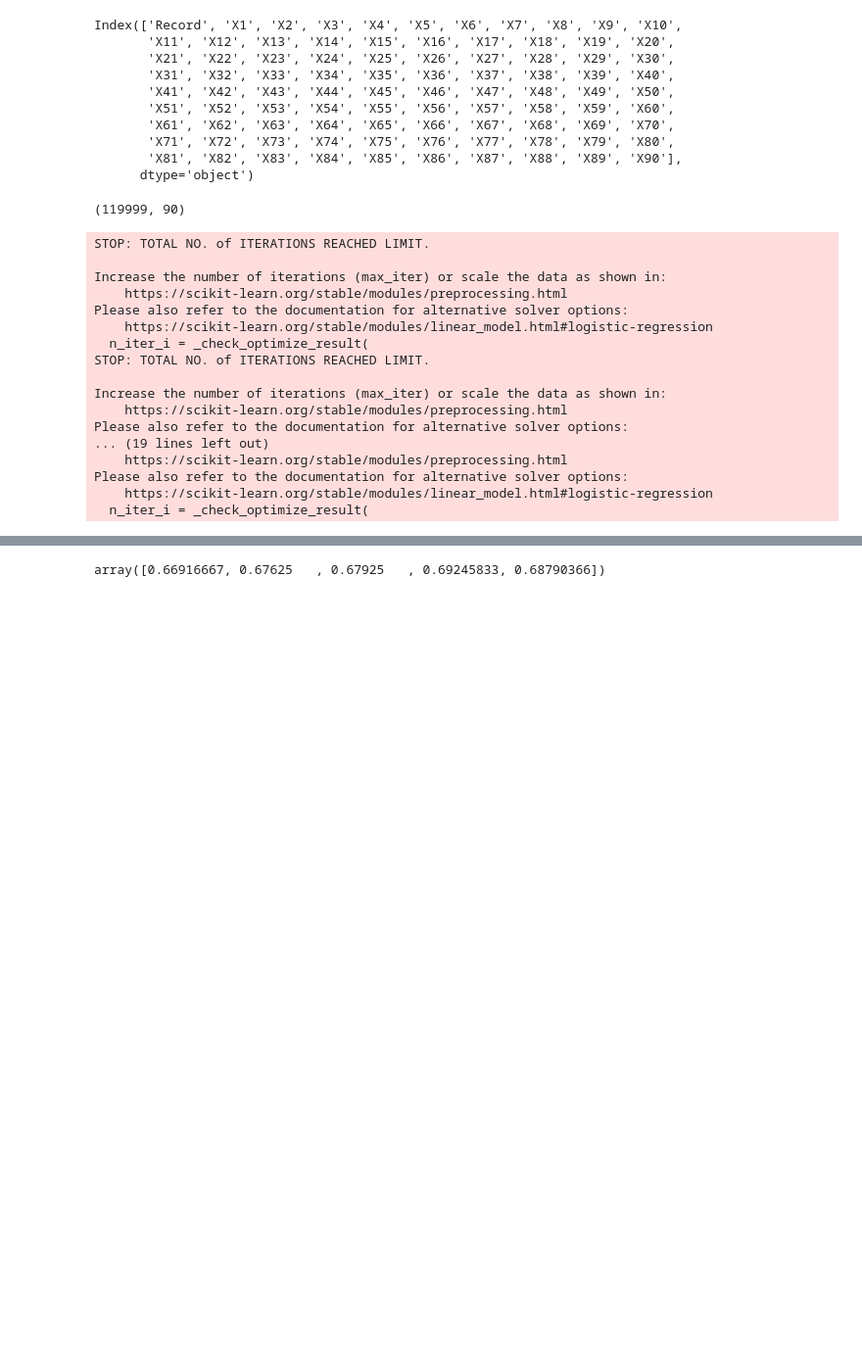
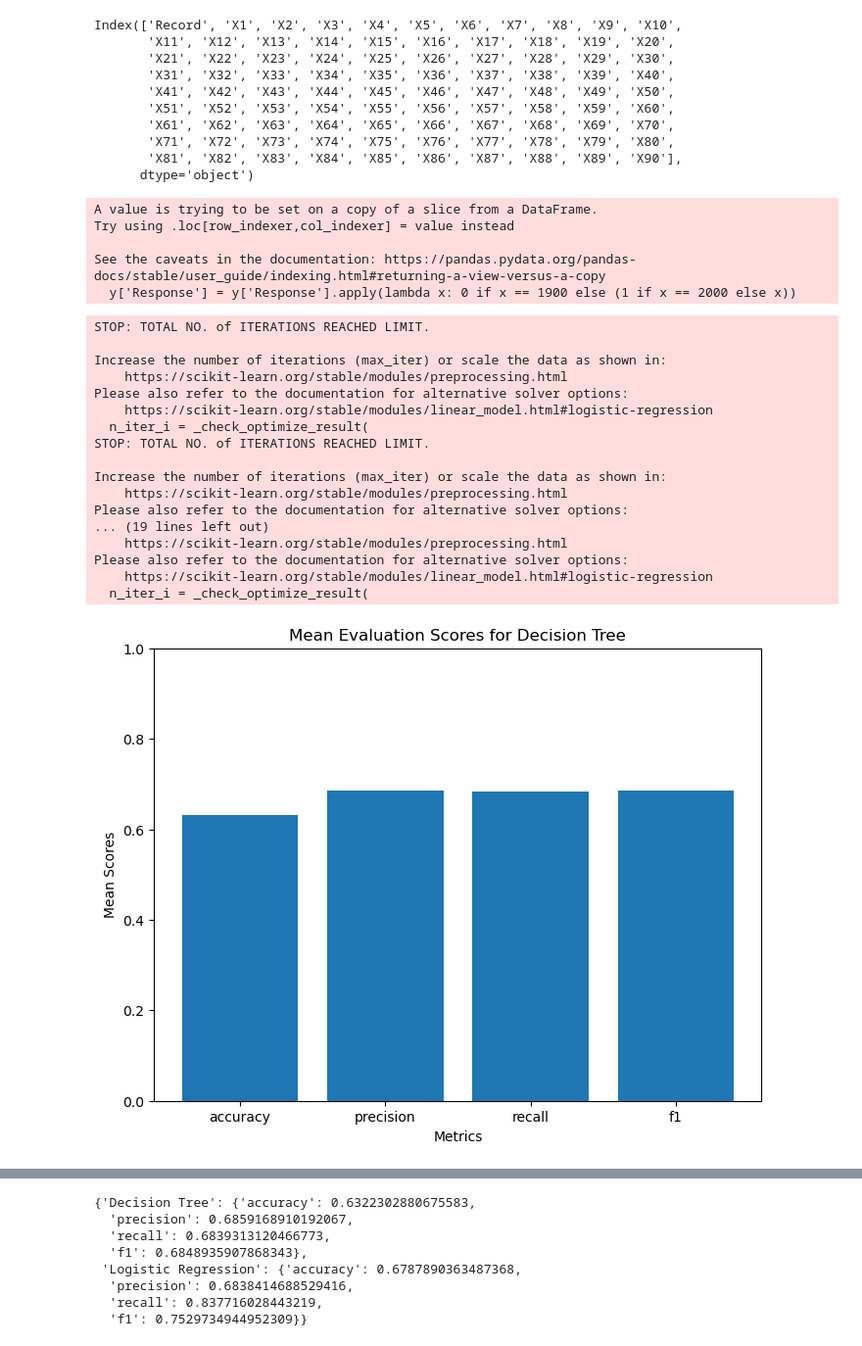
Before and after one commit to BMukhtar/FeatureEngineeringML, a Jupyter notebook: analyze.ipynb, the cells around one changed output, grey strips where cells are left out. Shown: that part at 98% size. Drawn from its saved outputs; the diff is of its cells as text; code cells hidden in the pictures; blank space fills up the shorter version.

Commit message:
added dt model and vizualization

```diff
--- a/analyze.ipynb
+++ b/analyze.ipynb
@@ -58,13 +58,13 @@ Index(['Record', 'X1', 'X2', 'X3', 'X4', 'X5', 'X6', 'X7', 'X8', 'X9', 'X10',
        'X71', 'X72', 'X73', 'X74', 'X75', 'X76', 'X77', 'X78', 'X79', 'X80',
        'X81', 'X82', 'X83', 'X84', 'X85', 'X86', 'X87', 'X88', 'X89', 'X90'],
       dtype='object')
-# %%
-X = train_df.iloc[:, 1:-1]
-y = train_df.iloc[:, -1]
-# from sklearn.model_selection import train_test_split
-# X_train, X_test, y_train, y_test = train_test_split(X, y, test_size=0.3, random_state=42)
-def validate_model(model, X, y):
-    from sklearn.model_selection import cross_val_score
-    cross_val_score(model, X, y, cv=5, scoring='accuracy')
-# %% [output]
-(119999, 90)
+# %%
+X = train_df.iloc[:, 1:-1]
+y = train_df[['Response']]
+y['Response'] = y['Response'].apply(lambda x: 0 if x == 1900 else (1 if x == 2000 else x))
+# %% [output]
+A value is trying to be set on a copy of a slice from a DataFrame.
+Try using .loc[row_indexer,col_indexer] = value instead
+
+See the caveats in the documentation: https://pandas.pydata.org/pandas-docs/stable/user_guide/indexing.html#returning-a-view-versus-a-copy
+  y['Response'] = y['Response'].apply(lambda x: 0 if x == 1900 else (1 if x == 2000 else x))
@@ -71,25 +104,33 @@ def validate_model(model, X, y):
 # %%
 """
-Basic LogisticRegression without preprocessing
+Basic models without preprocessing
 """
 from sklearn.linear_model import LogisticRegression
-lr = LogisticRegression(random_state=0, max_iter=1000)
-validate_model(lr, X.fillna(0), y)
+from sklearn.tree import DecisionTreeClassifier
+
+random_state = 42
+
+models = [
+    ('Decision Tree', DecisionTreeClassifier(random_state=random_state)),
+    ('Logistic Regression', LogisticRegression(random_state=random_state)),
+]
+validate_models(models, X.fillna(0), y)
 # %% [output]
 STOP: TOTAL NO. of ITERATIONS REACHED LIMIT.
 
 Increase the number of iterations (max_iter) or scale the data as shown in:
     https://scikit-learn.org/stable/modules/preprocessing.html
 Please also refer to the documentation for alternative solver options:
     https://scikit-learn.org/stable/modules/linear_model.html#logistic-regression
   n_iter_i = _check_optimize_result(
 STOP: TOTAL NO. of ITERATIONS REACHED LIMIT.
 
 Increase the number of iterations (max_iter) or scale the data as shown in:
     https://scikit-learn.org/stable/modules/preprocessing.html
 Please also refer to the documentation for alternative solver options:
 ... (19 lines left out)
     https://scikit-learn.org/stable/modules/preprocessing.html
 Please also refer to the documentation for alternative solver options:
     https://scikit-learn.org/stable/modules/linear_model.html#logistic-regression
   n_iter_i = _check_optimize_result(
+[figure, added]
@@ -96 +138,8 @@ Please also refer to the documentation for alternative solver options:
-array([0.66916667, 0.67625   , 0.67925   , 0.69245833, 0.68790366])
+{'Decision Tree': {'accuracy': 0.6322302880675583,
+  'precision': 0.6859168910192067,
+  'recall': 0.6839313120466773,
+  'f1': 0.6848935907868343},
+ 'Logistic Regression': {'accuracy': 0.6787890363487368,
+  'precision': 0.6838414688529416,
+  'recall': 0.837716028443219,
+  'f1': 0.7529734944952309}}
```
Also changed, not shown: parts of 2 cells of this notebook.
